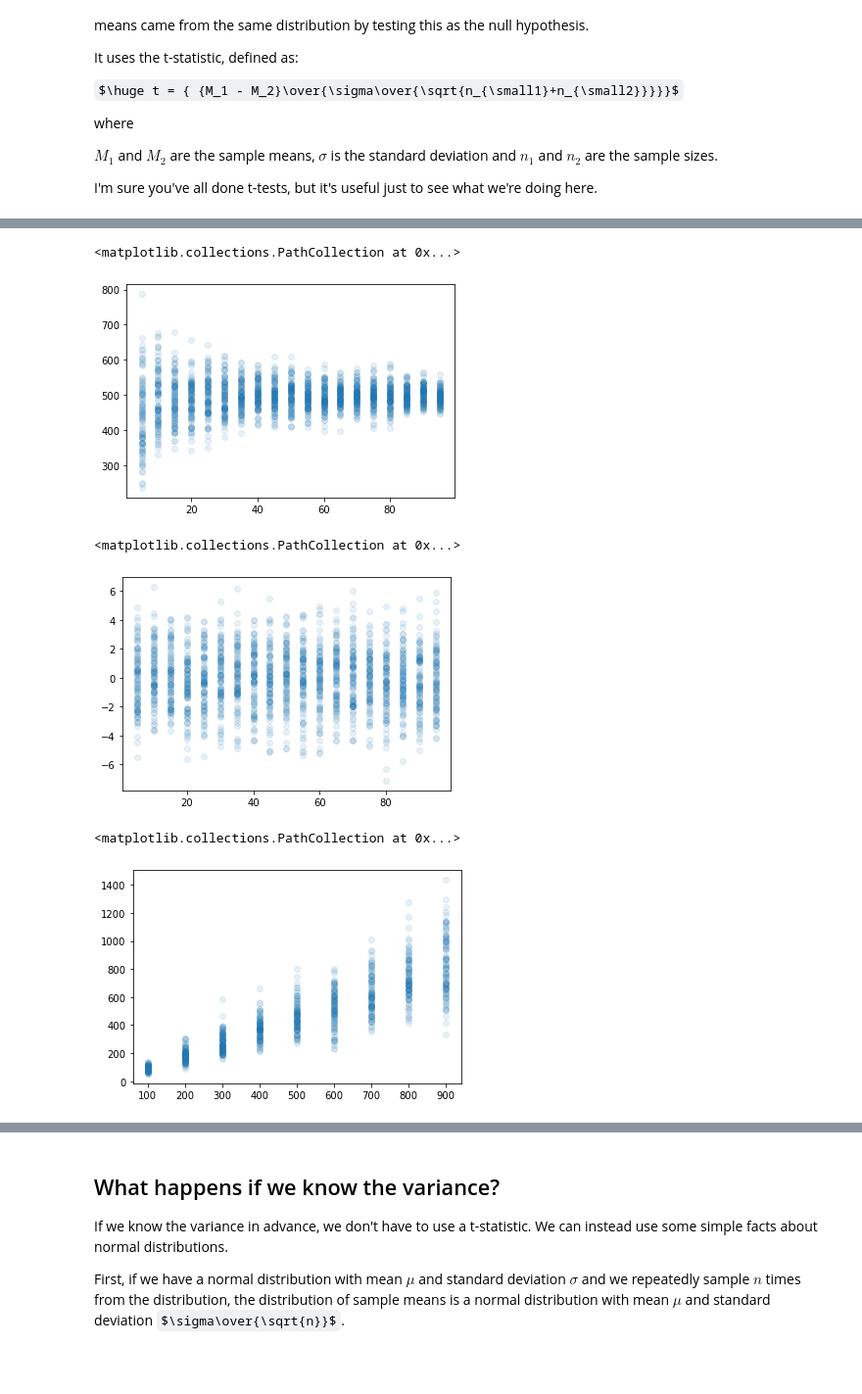
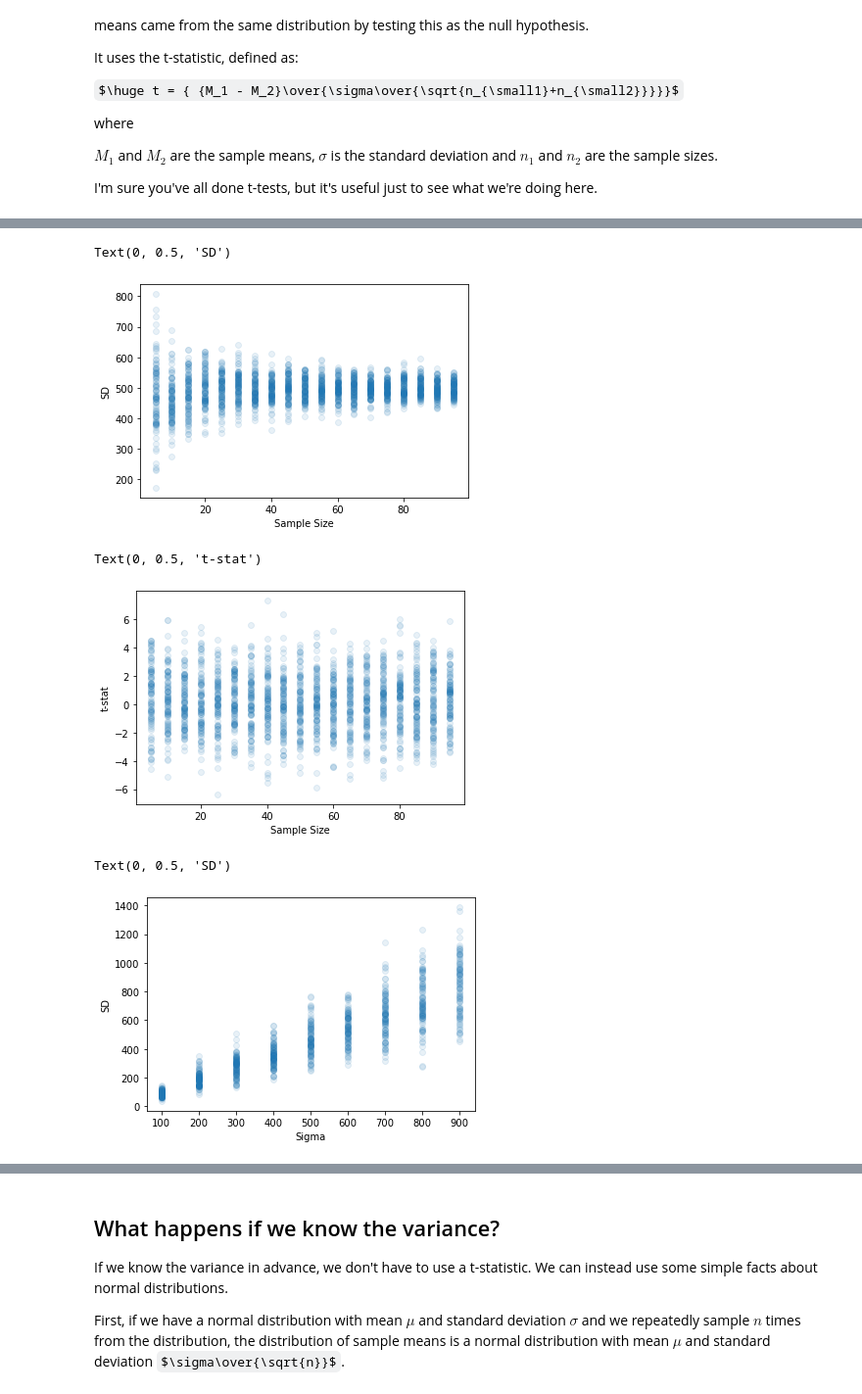
Before and after one commit to ucbmcb288/mcb288, a Jupyter notebook: RNAseq_Replication/MCB288_Barton_PartThree.ipynb, the cells around one changed output, grey strips where cells are left out. Shown: that part at 98% size. Cells and saved outputs as stored; diff of their text form; code cells hidden in the pictures; some formulas as TeX source; blank space fills up the shorter version.

```diff
--- a/RNAseq_Replication/MCB288_Barton_PartThree.ipynb
+++ b/RNAseq_Replication/MCB288_Barton_PartThree.ipynb
@@ -234,13 +292,17 @@ results = np.array(results)
 # %%
 plt.scatter(results[:,0],results[:,1],alpha=.1)
+plt.xlabel("Sample Size")
+plt.ylabel("SD")
 # %% [output]
-<matplotlib.collections.PathCollection at 0x...>
+Text(0, 0.5, 'SD')
-[figure, old version]
+[figure, new version]
 # %%
 plt.scatter(results[:,0],results[:,2],alpha=.1)
+plt.xlabel("Sample Size")
+plt.ylabel("t-stat")
 # %% [output]
-<matplotlib.collections.PathCollection at 0x...>
+Text(0, 0.5, 't-stat')
-[figure, old version]
+[figure, new version]
 # %%
 # let's look at behavior of samples
 
@@ -260,8 +322,10 @@ for sigma in range(100,1000,100):
 results = np.array(results)
 # %%
 plt.scatter(results[:,0],results[:,1],alpha=.1)
+plt.xlabel("Sigma")
+plt.ylabel("SD")
 # %% [output]
-<matplotlib.collections.PathCollection at 0x...>
+Text(0, 0.5, 'SD')
-[figure, old version]
+[figure, new version]
 # %%
 plt.scatter(results[:,0],results[:,2],alpha=.1)
```
Also changed, not shown: parts of 33 cells of this notebook.
